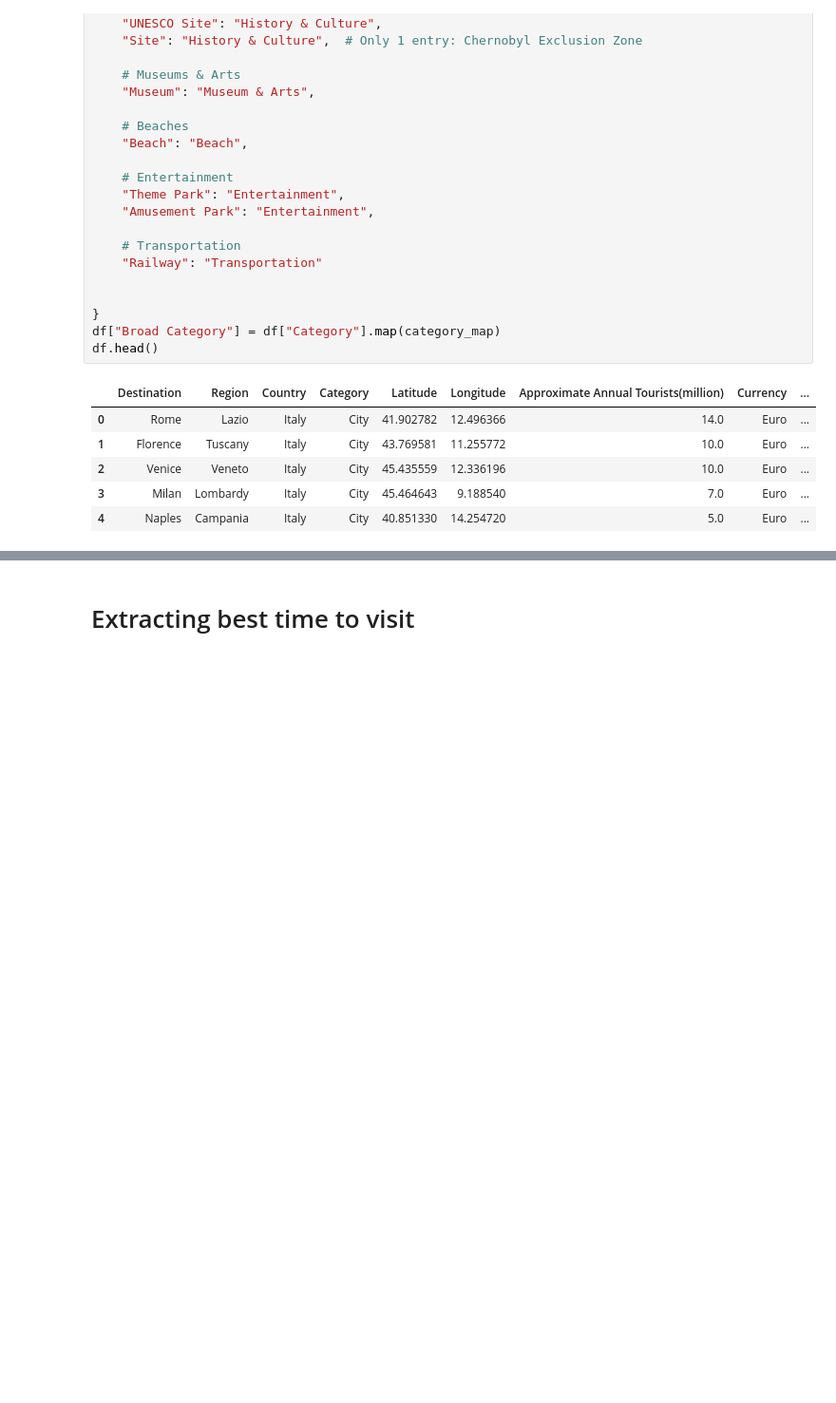
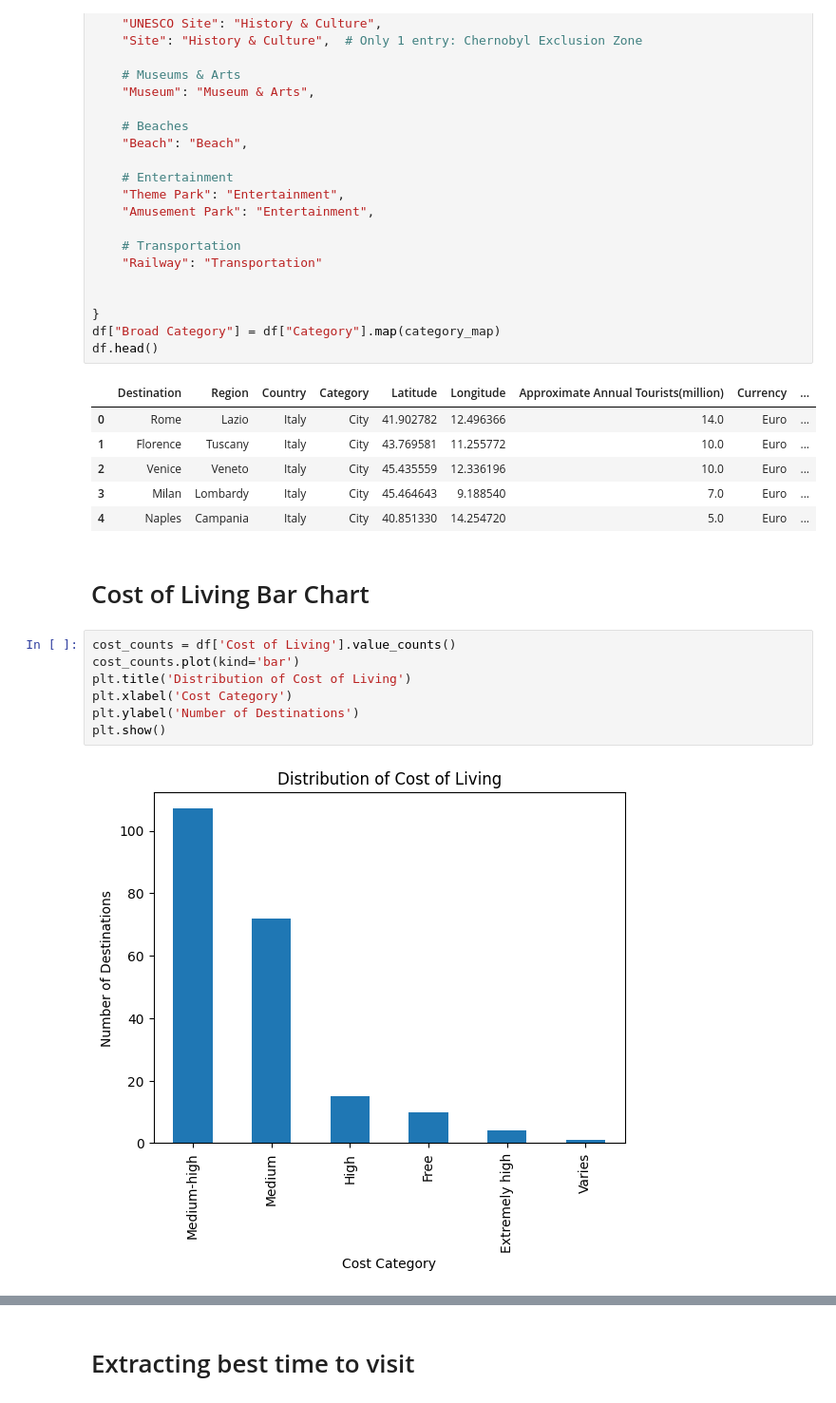
Before and after one commit to j1ahua/Travel_Recommendation_System, a Jupyter notebook: notebook/travel_analysis.ipynb, the cells around one changed output, grey strips where cells are left out. Shown at 95% size. Drawn from its saved outputs; the diff is of its cells as text; blank space fills up the shorter version.

Commit message:
Kmeans, and more visualization

```diff
--- a/notebook/travel_analysis.ipynb
+++ b/notebook/travel_analysis.ipynb
@@ -177,3 +180,14 @@ df.head()
 | 2 | Venice | Veneto | Italy | City | 45.435559 | 12.336196 | 10.0 | Euro | ... |
 | 3 | Milan | Lombardy | Italy | City | 45.464643 | 9.188540 | 7.0 | Euro | ... |
 | 4 | Naples | Campania | Italy | City | 40.851330 | 14.254720 | 5.0 | Euro | ... |
+# %% [markdown]
+# Cost of Living Bar Chart
+# %%
+cost_counts = df['Cost of Living'].value_counts()
+cost_counts.plot(kind='bar')
+plt.title('Distribution of Cost of Living')
+plt.xlabel('Cost Category')
+plt.ylabel('Number of Destinations')
+plt.show()
+# %% [output]
+[figure, added]
```
Also changed, not shown: parts of 12 cells of this notebook, 4 other files.
